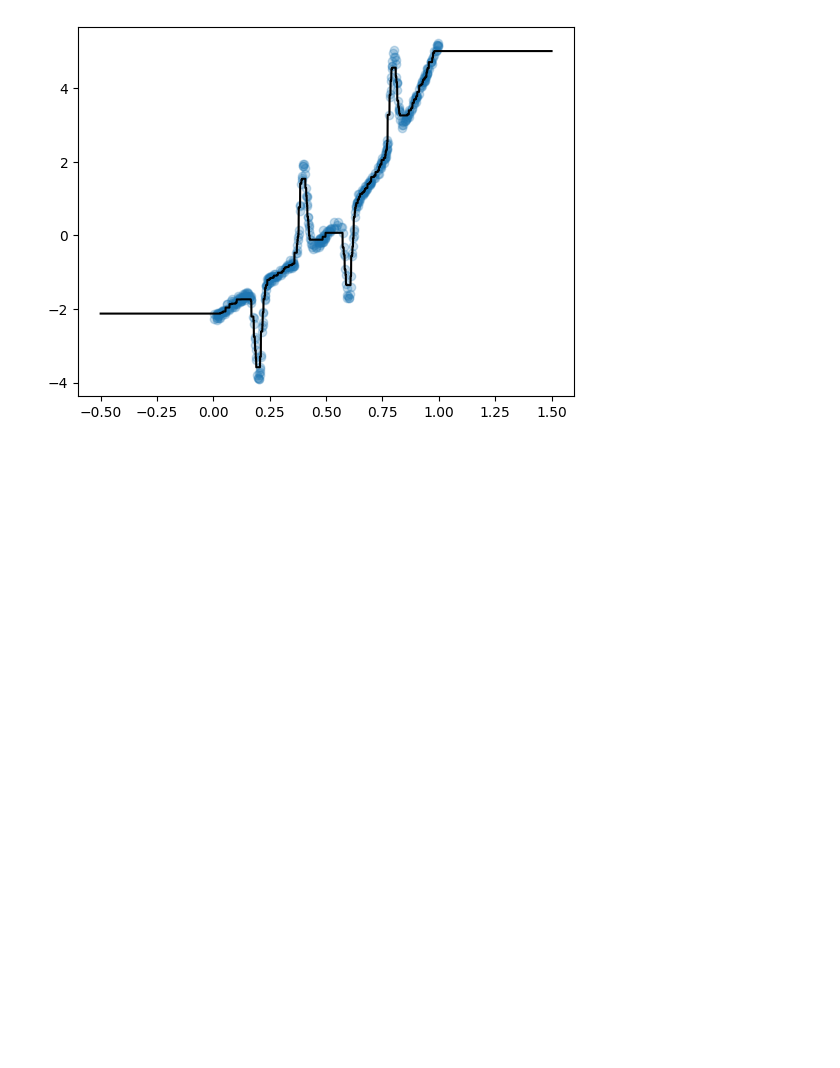
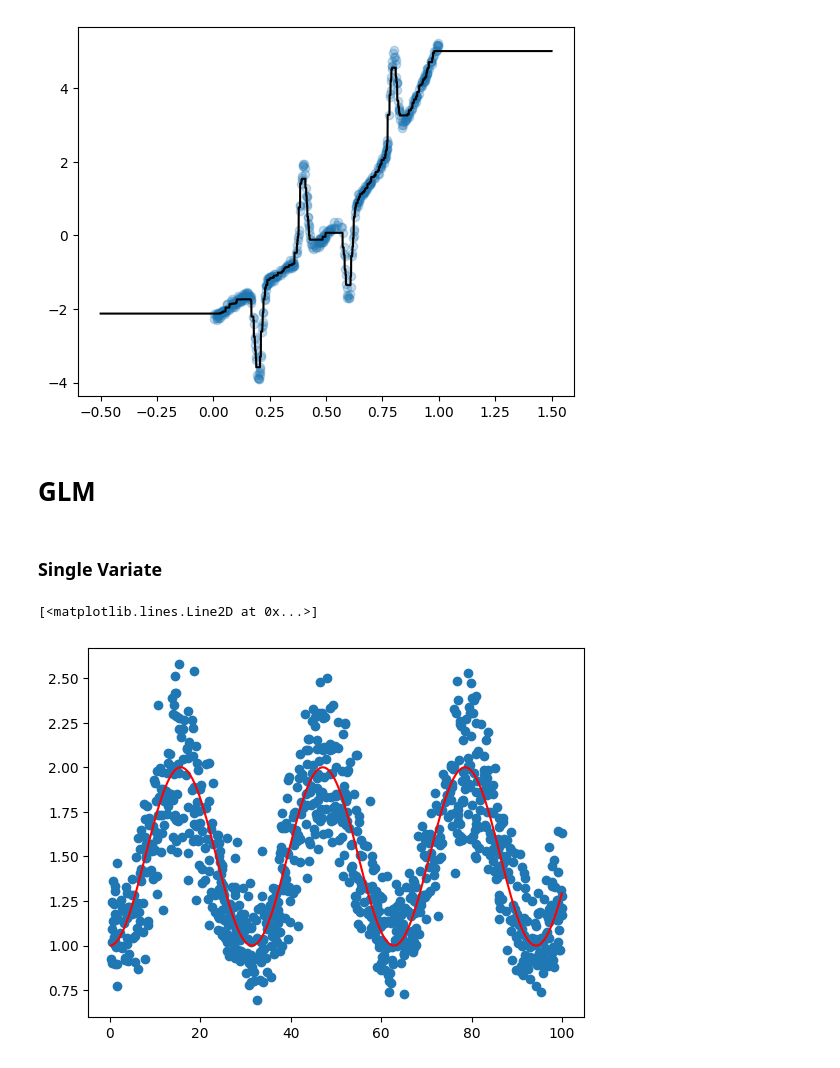
Before and after one commit to eadains/PythonBlogNotebooks, a Jupyter notebook: trend_filtering.ipynb, the cells around one changed output. Saved outputs shown, nothing was run; the diff lists cells and outputs as text; code cells hidden in the pictures; blank space fills up the shorter version.

```diff
--- a/trend_filtering.ipynb
+++ b/trend_filtering.ipynb
@@ -232,3 +236,5 @@ plt.plot(xs, oos_test @ basis_beta, color="black")
 # %% [output]
 [<matplotlib.lines.Line2D at 0x...>]
 [figure]
+# %% [markdown]
+# GLM
@@ -234,0 +245,16 @@ plt.plot(xs, oos_test @ basis_beta, color="black")
+# %% [markdown]
+### Single Variate
+# %%
+x_i = rng.uniform(0, 100, 1000)
+sort_idx = np.argsort(x_i)
+true_y = np.sin(0.1 * x_i) ** 2 + 1
+
+k = 50
+theta = true_y / k
+obs_y = rng.gamma(k, theta)
+# %%
+plt.scatter(x_i, obs_y)
+plt.plot(x_i[sort_idx], true_y[sort_idx], color="r")
+# %% [output]
+[<matplotlib.lines.Line2D at 0x...>]
+[figure, added]
```
Also changed, not shown: parts of 29 cells of this notebook, 4 other files.
